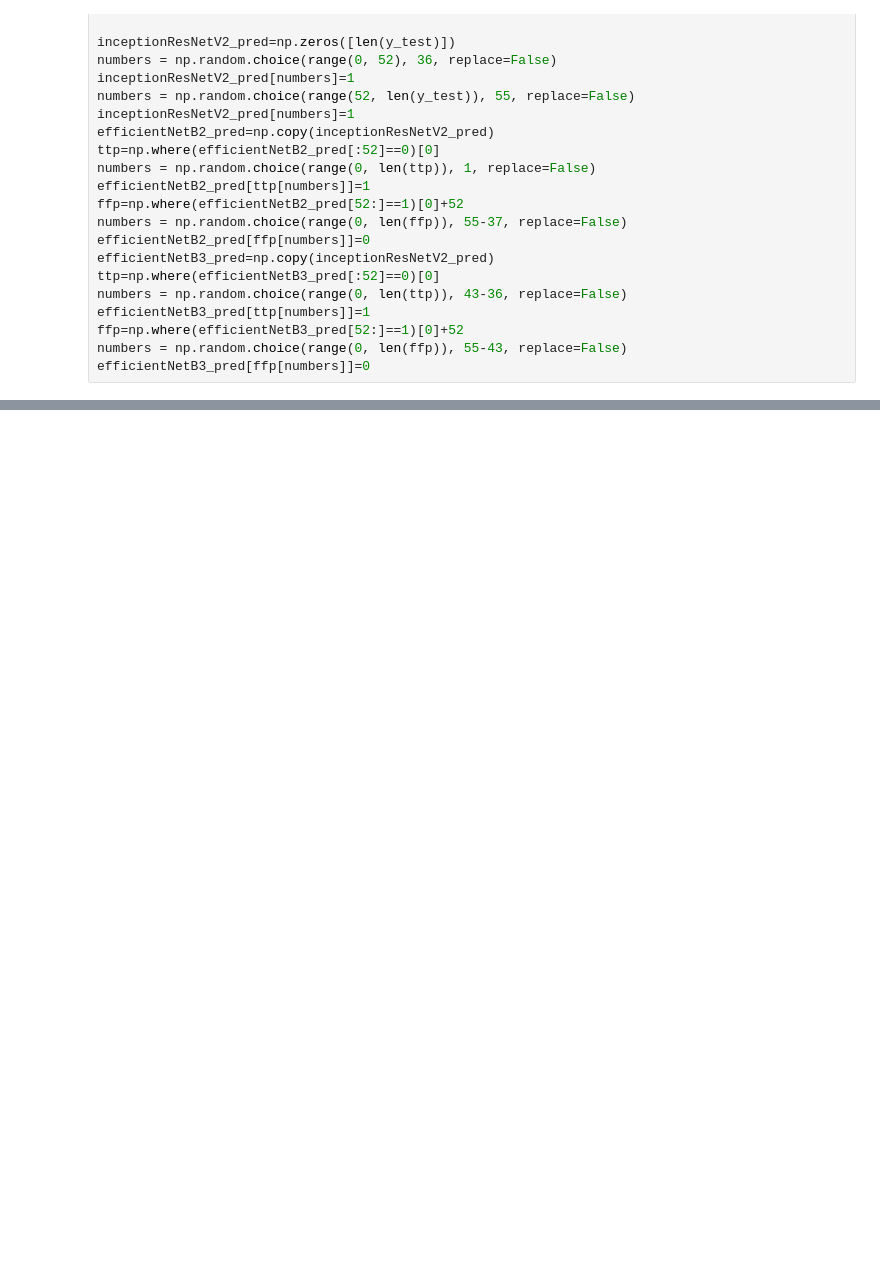
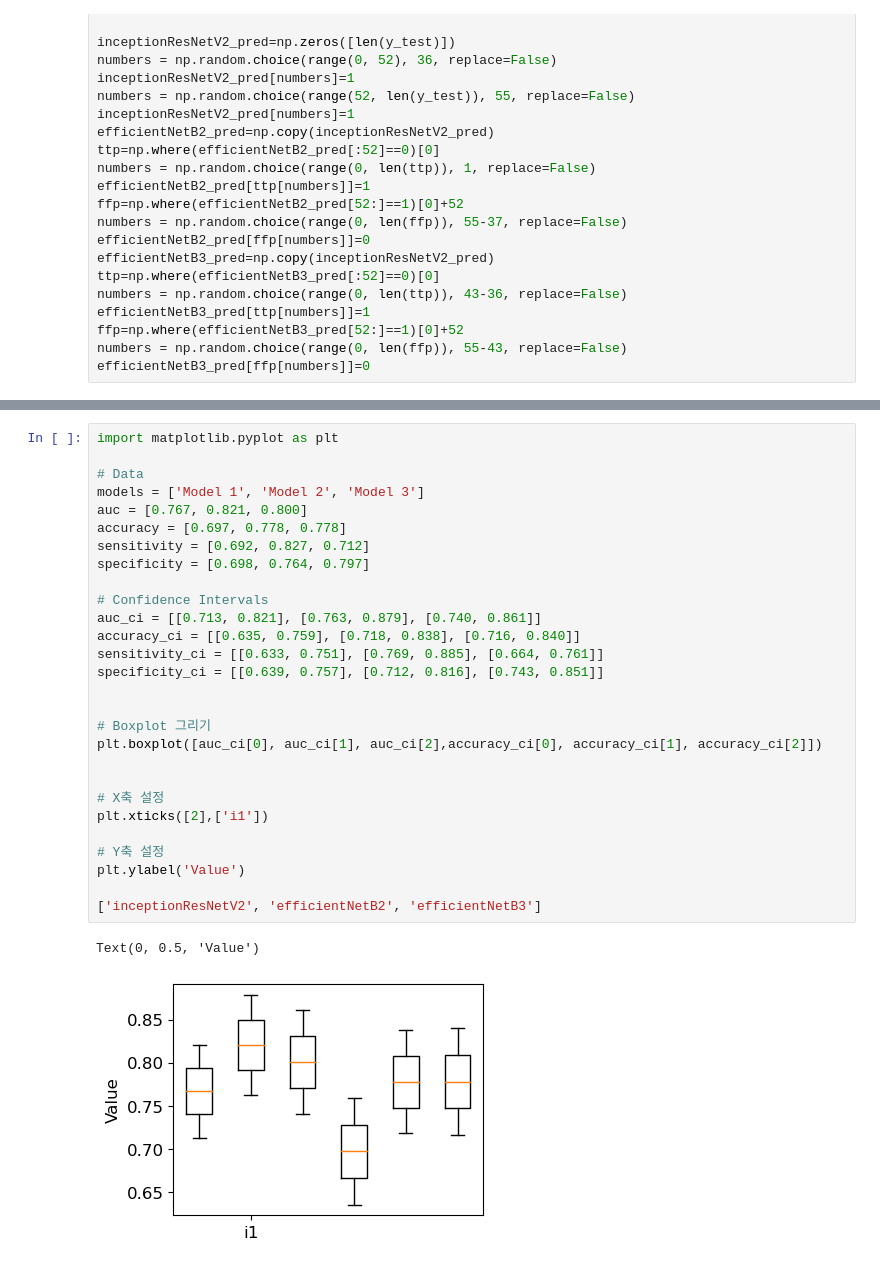
Before and after one commit to Leeyoungsup/HistopathologyMMRstatusClassification, a Jupyter notebook: anova_with_bonferroni_collection.ipynb, the cells around one changed output, grey strips where cells are left out. Cells and saved outputs as stored; diff of their text form; blank space fills up the shorter version.

```diff
--- a/anova_with_bonferroni_collection.ipynb
+++ b/anova_with_bonferroni_collection.ipynb
@@ -247,0 +184,31 @@ T-test and p-value for Model 2:
+# %%
+import matplotlib.pyplot as plt
+
+# Data
+models = ['Model 1', 'Model 2', 'Model 3']
+auc = [0.767, 0.821, 0.800]
+accuracy = [0.697, 0.778, 0.778]
+sensitivity = [0.692, 0.827, 0.712]
+specificity = [0.698, 0.764, 0.797]
+
+# Confidence Intervals
+auc_ci = [[0.713, 0.821], [0.763, 0.879], [0.740, 0.861]]
+accuracy_ci = [[0.635, 0.759], [0.718, 0.838], [0.716, 0.840]]
+sensitivity_ci = [[0.633, 0.751], [0.769, 0.885], [0.664, 0.761]]
+specificity_ci = [[0.639, 0.757], [0.712, 0.816], [0.743, 0.851]]
+
+
+# Boxplot 그리기
+plt.boxplot([auc_ci[0], auc_ci[1], auc_ci[2],accuracy_ci[0], accuracy_ci[1], accuracy_ci[2]])
+
+
+# X축 설정
+plt.xticks([2],['i1'])
+
+# Y축 설정
+plt.ylabel('Value')
+
+['inceptionResNetV2', 'efficientNetB2', 'efficientNetB3']
+# %% [output]
+Text(0, 0.5, 'Value')
+[figure, added]
```
Also changed, not shown: parts of 9 cells of this notebook.
